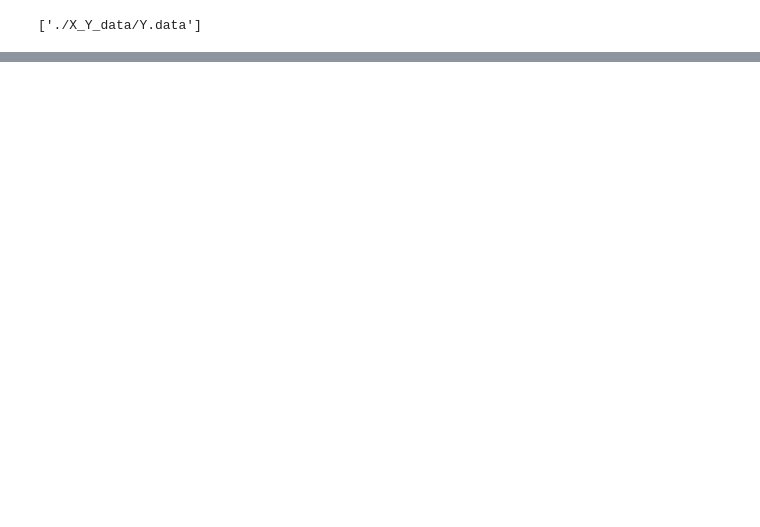
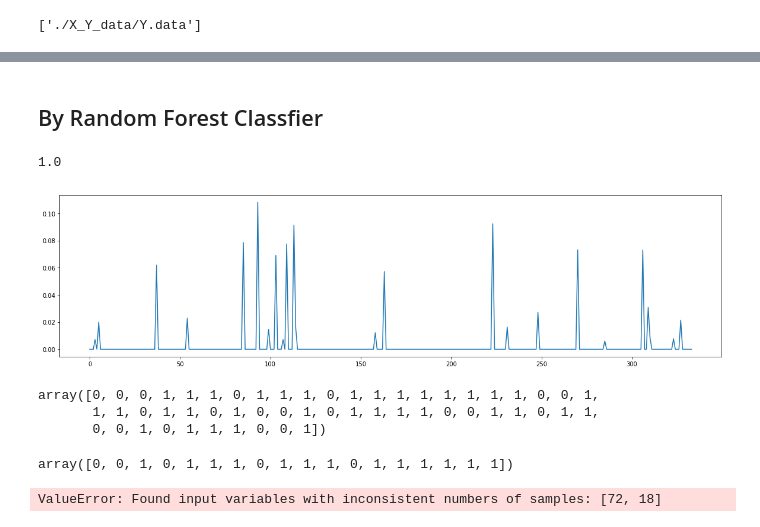
Before and after one commit to pulkitmehta/Molecular-Cancer-Classification-by-ML, a Jupyter notebook: main.ipynb, the cells around one changed output, grey strips where cells are left out. Saved outputs shown, nothing was run; the diff lists cells and outputs as text; code cells hidden in the pictures; blank space fills up the shorter version.

```diff
--- a/main.ipynb
+++ b/main.ipynb
@@ -97,0 +214,4 @@ joblib.dump(Y,"./X_Y_data/Y.data")
+# %%
+lr= LogisticRegression()
+lr.fit(X_train, y_train)
+acc(lr)
@@ -97,0 +221,13 @@ joblib.dump(Y,"./X_Y_data/Y.data")
+# %%
+C=[0.001,0.01,0.1,1,10,100,1000]
+plt.figure(figsize=(30,15))
+for c, marker in zip(C, ['o','^','<','>','s','*','P']):
+    lr=LogisticRegression(C=c, solver='lbfgs')
+    lr.fit(X_train,y_train)
+    print("C:",c)
+    acc(lr)
+    plt.plot(lr.coef_.T, marker, label=("C:"+str(c)))
+plt.xticks(())
+plt.ylabel("Coef value")
+plt.legend()
+plt.show()
@@ -97,0 +253,13 @@ joblib.dump(Y,"./X_Y_data/Y.data")
+# %%
+C=[0.001,0.01,0.1,1,10,100,1000]
+plt.figure(figsize=(30,15))
+for c, marker in zip(C, ['o','^','<','>','s','*','P']):
+    lr=LogisticRegression(C=c, penalty='l1')
+    lr.fit(X_train,y_train)
+    print("C:",c)
+    acc(lr)
+    plt.plot(lr.coef_.T, marker, label=("C:"+str(c)))
+plt.xticks(())
+plt.ylabel("Coef value")
+plt.legend()
+plt.show()
@@ -97,0 +289,2 @@ joblib.dump(Y,"./X_Y_data/Y.data")
+# %% [markdown]
+## By Random Forest Classfier
@@ -97,0 +293,22 @@ joblib.dump(Y,"./X_Y_data/Y.data")
+# %%
+rfc=RandomForestClassifier(n_estimators=10 , random_state=32)
+rfc.fit(X_train,y_train)
+rfc.score(X_test,y_test)
+# %% [output]
+1.0
+# %%
+plt.figure(figsize=(20,5))
+plt.plot(rfc.feature_importances_)
+plt.show()
+# %% [output]
+[figure, added]
+# %%
+y_train
+# %% [output]
+array([0, 0, 0, 1, 1, 1, 0, 1, 1, 1, 0, 1, 1, 1, 1, 1, 1, 1, 1, 0, 0, 1,
+       1, 1, 0, 1, 1, 0, 1, 0, 0, 1, 0, 1, 1, 1, 1, 0, 0, 1, 1, 0, 1, 1,
+       0, 0, 1, 0, 1, 1, 1, 0, 0, 1])
+# %%
+y_test
+# %% [output]
+array([0, 0, 1, 0, 1, 1, 1, 0, 1, 1, 1, 0, 1, 1, 1, 1, 1, 1])
@@ -97,0 +317,4 @@ joblib.dump(Y,"./X_Y_data/Y.data")
+# %%
+cnf=confusion_matrix(y,rfc.predict(X_test))
+# %% [output]
+ValueError: Found input variables with inconsistent numbers of samples: [72, 18]
```
Also changed, not shown: parts of 40 cells of this notebook, 1 other file.
